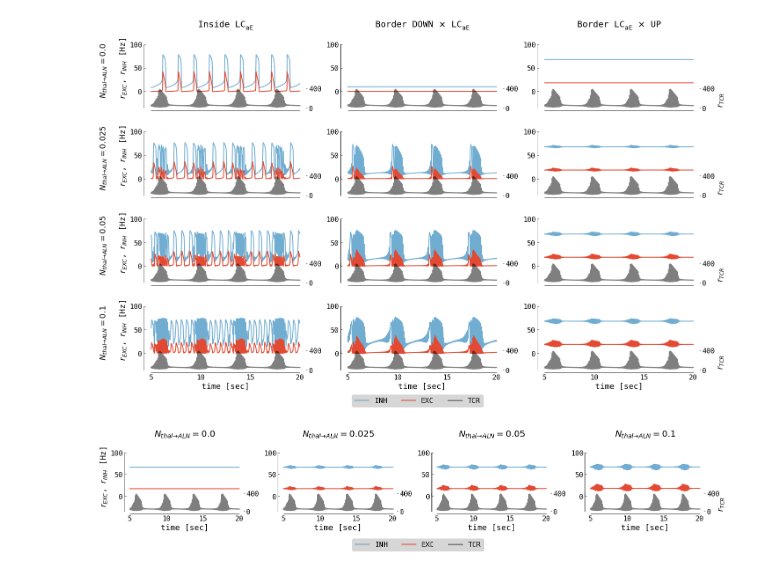
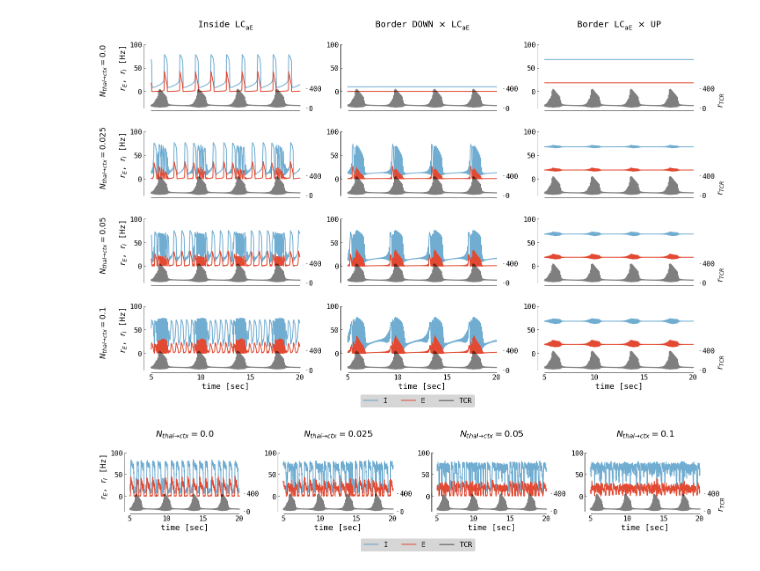
Before and after one commit to jajcayn/thalamocortical_model_study, a Jupyter notebook: fig7 - aln_recieves_spindle.ipynb, the cells around one changed output. Drawn from its saved outputs; the diff is of its cells as text; code cells hidden in the pictures.

Commit message:
final redone of figures with small stylistic changes as per KO comments

```diff
--- a/fig7 - aln_recieves_spindle.ipynb
+++ b/fig7 - aln_recieves_spindle.ipynb
@@ -48,7 +48,7 @@ def simulate(
     model.params["*tauA"] = tauA
     model.params["*EXC*mu"] = ou_exc
     model.params["*INH*mu"] = ou_inh
-    model.params["*ALNMass*noise*sigma"] = ou_sigma
+    model.params["*ALNMass*input*sigma"] = ou_sigma
     model.params["duration"] = duration + t_spin_up
     model.params["dt"] = dt
     model.params["sampling_dt"] = sampling_dt
@@ -118,14 +118,14 @@ for j, (exc_inp, inh_inp, plot_name) in enumerate(params):
             ax.set_xlabel("time [sec]")
         if j == 0:
             ax.set_ylabel(
-                r"$N_{thal\to ALN}" f"={conn}$ \n\n $r_{{EXC}}$, $r_{{INH}}$ [Hz]"
+                r"$N_{thal\to ctx}" f"={conn}$ \n\n $r_{{E}}$, $r_{{I}}$ [Hz]"
             )
     axs[0, j].set_title(plot_name)
 
 plt.tight_layout()
 fig.legend(
     (l1, l2, l3),
-    ("INH", "EXC", "TCR"),
+    ("I", "E", "TCR"),
     loc="upper center",
     ncol=3,
     bbox_to_anchor=(0.51, 0.01),
@@ -138,7 +138,7 @@ plt.savefig(
     bbox_inches="tight",
 )
 # %% [output]
-[figure, old version]
+[figure, new version]
 # %%
 # with noise: only right border is interesting
 
@@ -151,7 +151,7 @@ fig, axs = plt.subplots(
 )
 
 params = [
-    (3.4, 2.0, r"Border $\mathregular{{LC_{{aE}}}}$ $\times$ UP"),
+    (3.25, 2.0, r"Border $\mathregular{{LC_{{aE}}}}$ $\times$ UP"),
 ]
 
 for i, (exc_inp, inh_inp, plot_name) in enumerate(params):
@@ -159,34 +159,34 @@ for i, (exc_inp, inh_inp, plot_name) in enumerate(params):
         ax = axs[i, j]
         df = simulate(
             conn=conn,
             ou_exc=exc_inp,
             ou_inh=inh_inp,
             ou_sigma=noise,
             tauA=1000.0,
             glk=0.031,
             a=0.0,
             b=15.0,
         )
         l1, l2, l3 = plot_single(df.loc[5:20], ax=ax, ax2legend=(j == len(conns) - 1))
         ax.set_xlabel("time [sec]")
-        ax.set_title(r"$N_{thal\to ALN}" + f"={conn}$")
+        ax.set_title(r"$N_{thal\to ctx}" + f"={conn}$")
         if j == 0:
-            ax.set_ylabel("$r_{EXC}$, $r_{INH}$ [Hz]")
+            ax.set_ylabel("$r_{E}$, $r_{I}$ [Hz]")
 
 plt.tight_layout()
 fig.legend(
     (l1, l2, l3),
-    ("INH", "EXC", "TCR"),
+    ("I", "E", "TCR"),
     loc="upper center",
     ncol=3,
     bbox_to_anchor=(0.51, 0.01),
     bbox_transform=fig.transFigure,
 )
 # to PDF due transparency
 plt.savefig(
     f"../figs/aln_rec_spindle_{noise}.pdf",
     transparent=True,
     bbox_inches="tight",
 )
 # %% [output]
-[figure, old version]
+[figure, new version]
```
Also changed, not shown: 8 other files.
